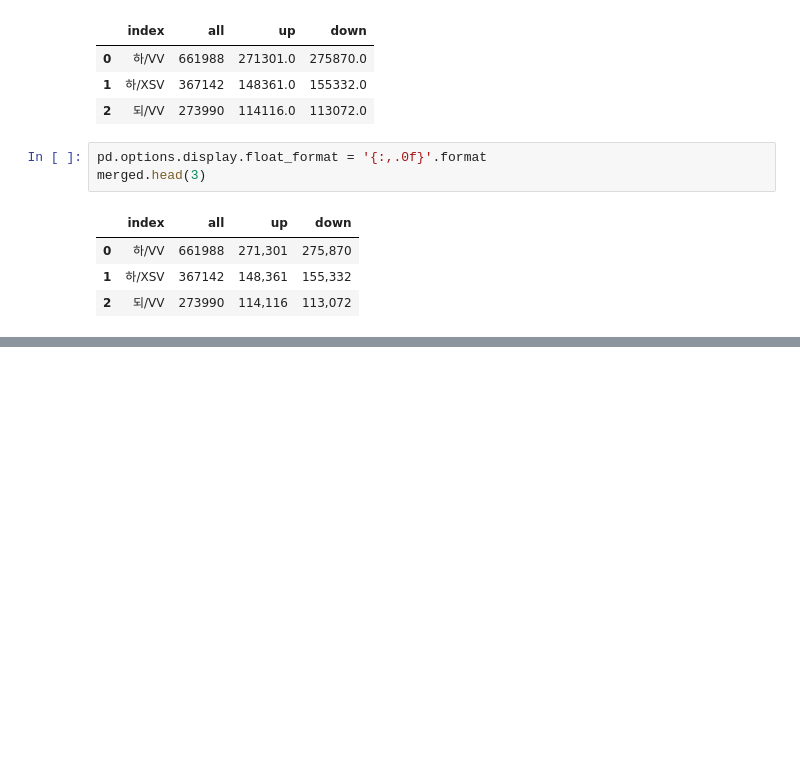
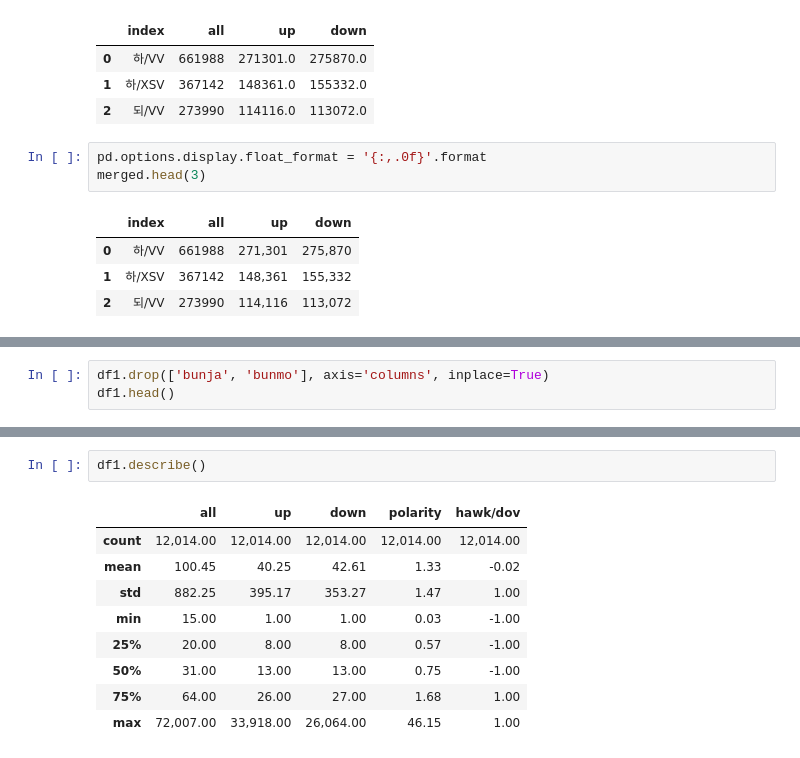
Before and after one commit to jhkang1517/multi-campus-areca-palm, a Jupyter notebook: project_eKoNLPy/Data Scraping_Shinbeom/이데일리_hawk_dov_완료.ipynb, the cells around one changed output, grey strips where cells are left out. Drawn from its saved outputs; the diff is of its cells as text; blank space fills up the shorter version.

```diff
--- a/project_eKoNLPy/Data Scraping_Shinbeom/이데일리_ngram_label_전체코드.ipynb
+++ b/project_eKoNLPy/Data Scraping_Shinbeom/이데일리_hawk_dov_완료.ipynb
@@ -603,0 +734,3 @@ merged
+# %%
+df1.drop(['bunja', 'bunmo'], axis='columns', inplace=True)
+df1.head()
@@ -603,0 +758,12 @@ merged
+# %%
+df1.describe()
+# %% [output]
+|  | all | up | down | polarity | hawk/dov |
+| count | 12,014.00 | 12,014.00 | 12,014.00 | 12,014.00 | 12,014.00 |
+| mean | 100.45 | 40.25 | 42.61 | 1.33 | -0.02 |
+| std | 882.25 | 395.17 | 353.27 | 1.47 | 1.00 |
+| min | 15.00 | 1.00 | 1.00 | 0.03 | -1.00 |
+| 25% | 20.00 | 8.00 | 8.00 | 0.57 | -1.00 |
+| 50% | 31.00 | 13.00 | 13.00 | 0.75 | -1.00 |
+| 75% | 64.00 | 26.00 | 27.00 | 1.68 | 1.00 |
+| max | 72,007.00 | 33,918.00 | 26,064.00 | 46.15 | 1.00 |
```
Also changed, not shown: parts of 26 cells of this notebook.
